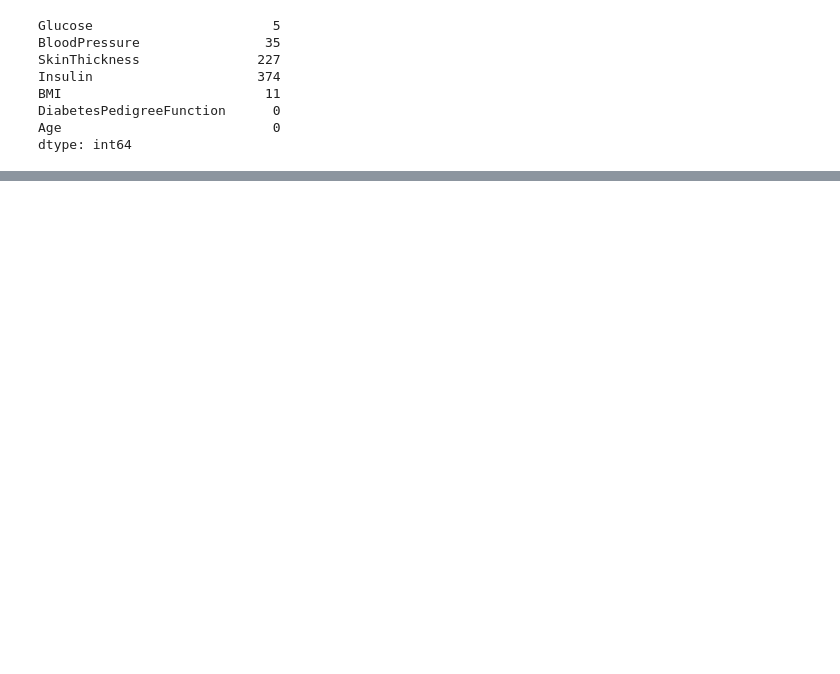
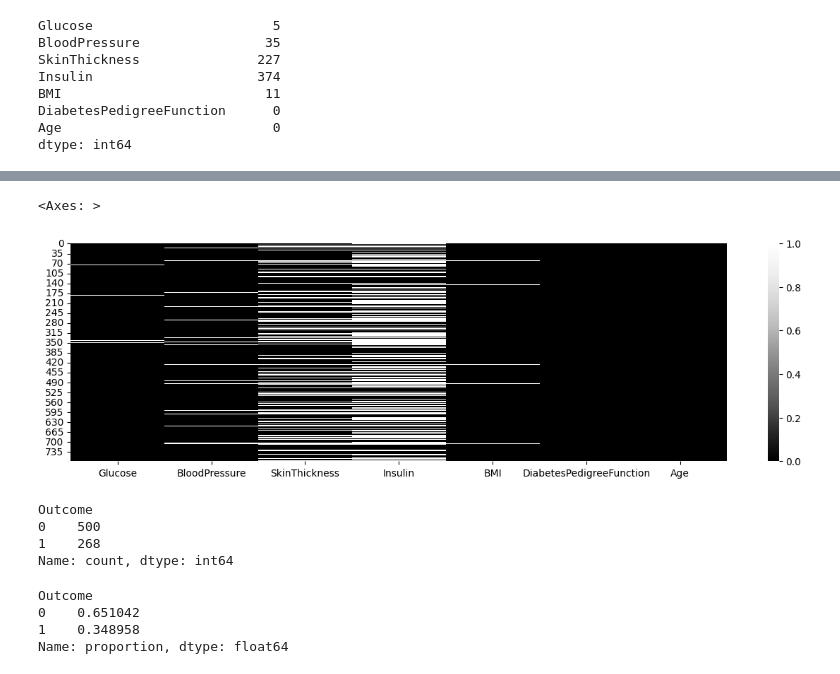
Before and after one commit to MinuSpurs/ML_study, a Jupyter notebook: Data_science_project_2024/EDA.ipynb, the cells around one changed output, grey strips where cells are left out. Drawn from its saved outputs; the diff is of its cells as text; code cells hidden in the pictures; blank space fills up the shorter version.

```diff
--- a/Data_science_project_2024/EDA.ipynb
+++ b/Data_science_project_2024/EDA.ipynb
@@ -90,0 +114,20 @@ dtype: int64
+# %%
+plt.figure(figsize=(15,4))
+sns.heatmap(df_null, cmap='Greys_r')    # True값(결측치)은 밝음, False는 검정
+# %% [output]
+<Axes: >
+[figure, added]
+# %%
+df['Outcome'].value_counts()
+# %% [output]
+Outcome
+0    500
+1    268
+Name: count, dtype: int64
+# %%
+df['Outcome'].value_counts(normalize=True)  # outcome의 비율 확인
+# %% [output]
+Outcome
+0    0.651042
+1    0.348958
+Name: proportion, dtype: float64
```
Also changed, not shown: parts of 9 cells of this notebook.
